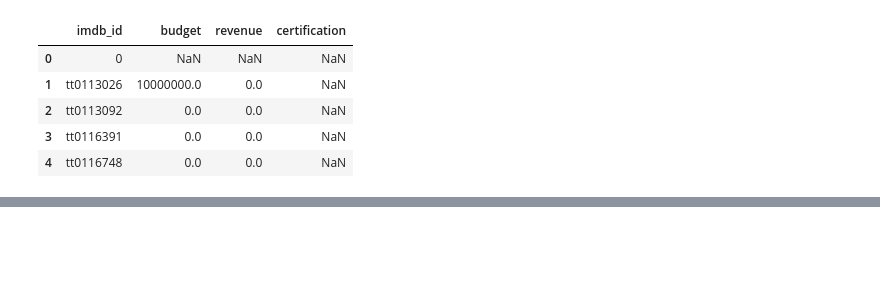
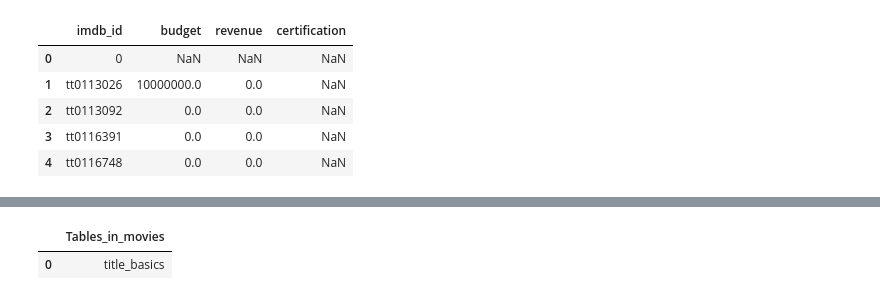
Before and after one commit to Josh-XS/Project-3, a Jupyter notebook: MySQL Database.ipynb, the cells around one changed output, grey strips where cells are left out. Drawn from its saved outputs; the diff is of its cells as text; code cells hidden in the pictures; blank space fills up the shorter version.

```diff
--- a/MySQL Database.ipynb
+++ b/MySQL Database.ipynb
@@ -157,3 +161,9 @@ tmdb.head()
 | 2 | tt0113092 | 0.0 | 0.0 | NaN |
 | 3 | tt0116391 | 0.0 | 0.0 | NaN |
 | 4 | tt0116748 | 0.0 | 0.0 | NaN |
+# %%
+username = "root"
+password = "root"
+db_name = "movies"
+connection = f"mysql+pymysql://{username}:{password}@localhost/{db_name}"
+engine = create_engine(connection)
@@ -159,0 +190,7 @@ tmdb.head()
+# %%
+q='''SHOW TABLES'''
+
+pd.read_sql(q, engine)
+# %% [output]
+|  | Tables_in_movies |
+| 0 | title_basics |
```
Also changed, not shown: parts of 11 cells of this notebook, 9 other files.
